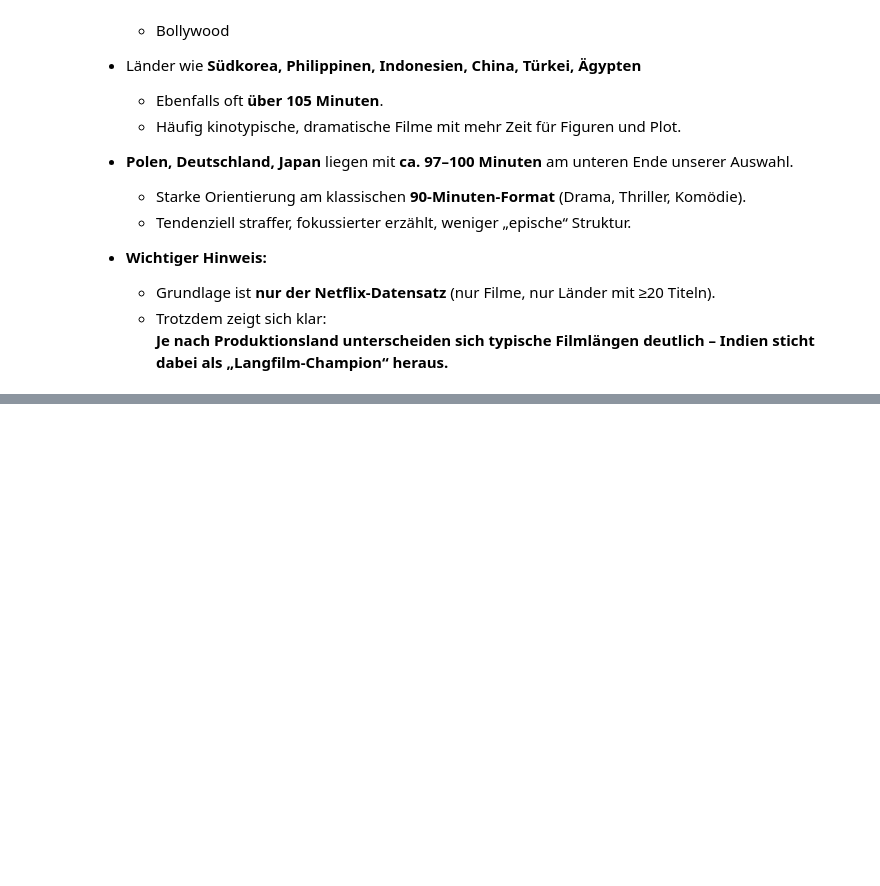
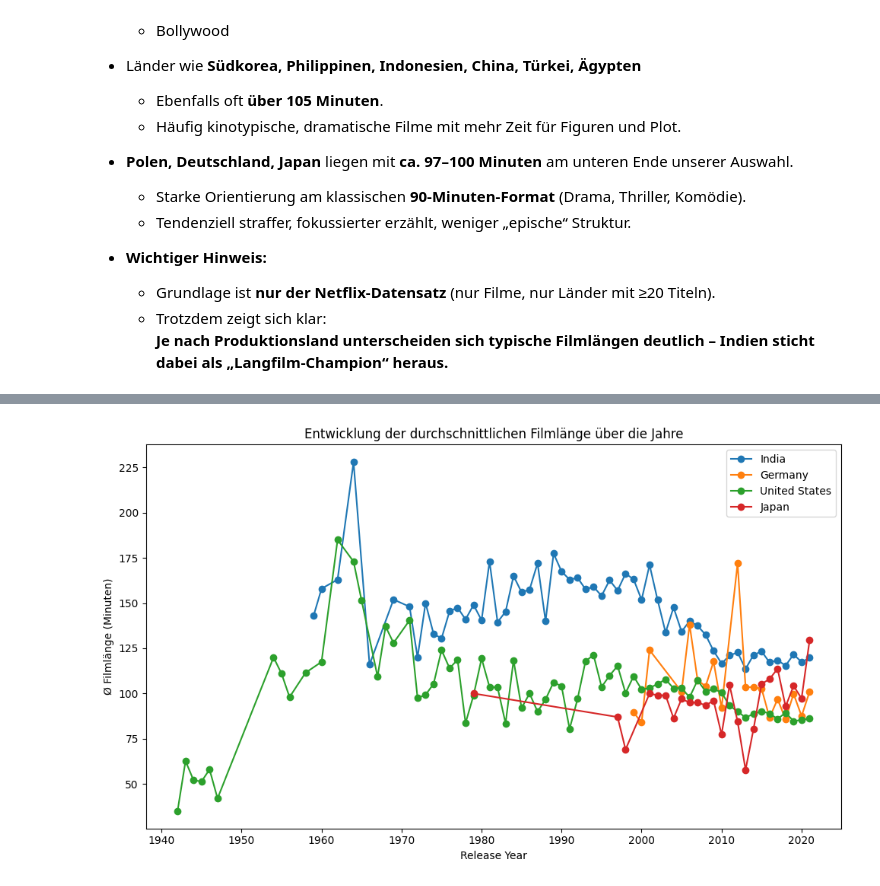
Before and after one commit to Elias-Martinelli/DVIZ_Final-Project_Netflix, a Jupyter notebook: notebooks/elias.ipynb, the cells around one changed output, grey strips where cells are left out. Saved outputs shown, nothing was run; the diff lists cells and outputs as text; code cells hidden in the pictures; blank space fills up the shorter version.

```diff
--- a/notebooks/elias.ipynb
+++ b/notebooks/elias.ipynb
@@ -164,0 +185,25 @@ movies["country"] = movies["country"].str.strip()
+# %%
+# Länder, die dich interessieren
+countries_of_interest = ["India", "Germany", "United States", "Japan"]
+
+trend = (
+    movies[movies["country"].isin(countries_of_interest)]
+    .groupby(["release_year", "country"])["duration_min"]
+    .mean()
+    .reset_index()
+)
+
+plt.figure(figsize=(10, 6))
+
+for c in countries_of_interest:
+    sub = trend[trend["country"] == c]
+    plt.plot(sub["release_year"], sub["duration_min"], marker="o", label=c)
+
+plt.xlabel("Release Year")
+plt.ylabel("Ø Filmlänge (Minuten)")
+plt.title("Entwicklung der durchschnittlichen Filmlänge über die Jahre")
+plt.legend()
+plt.tight_layout()
+plt.show()
+# %% [output]
+[figure, added]
```
Also changed, not shown: parts of 4 cells of this notebook.
